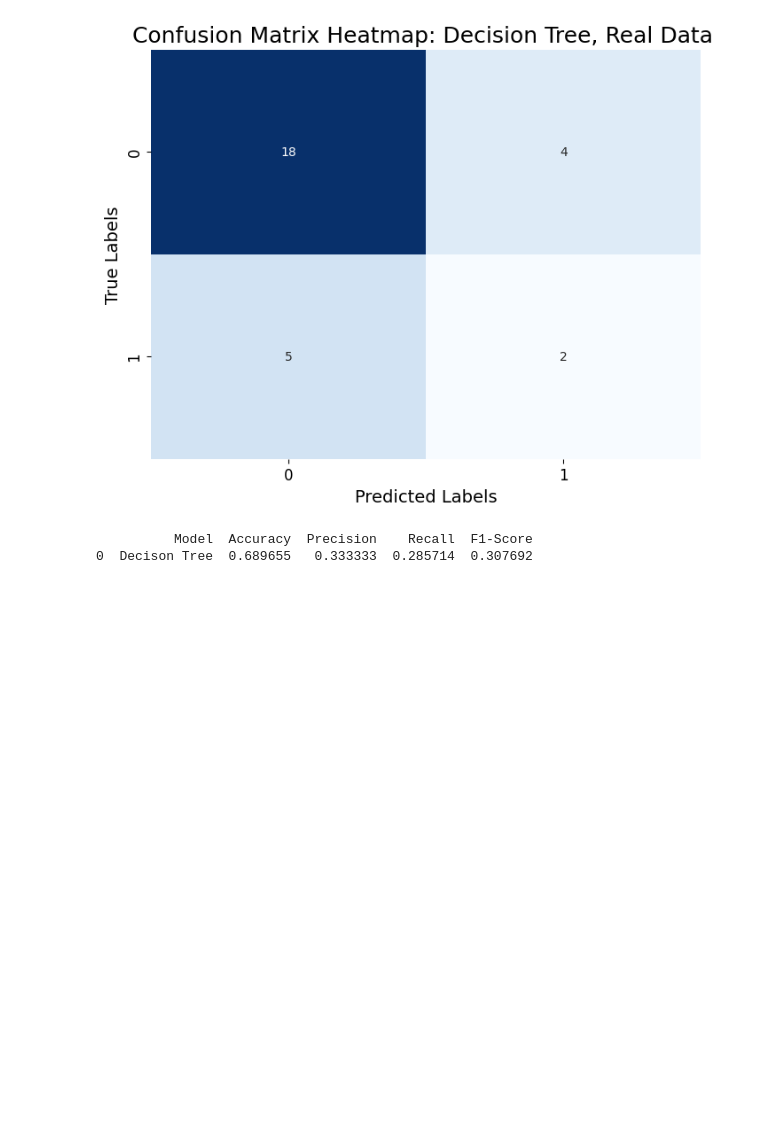
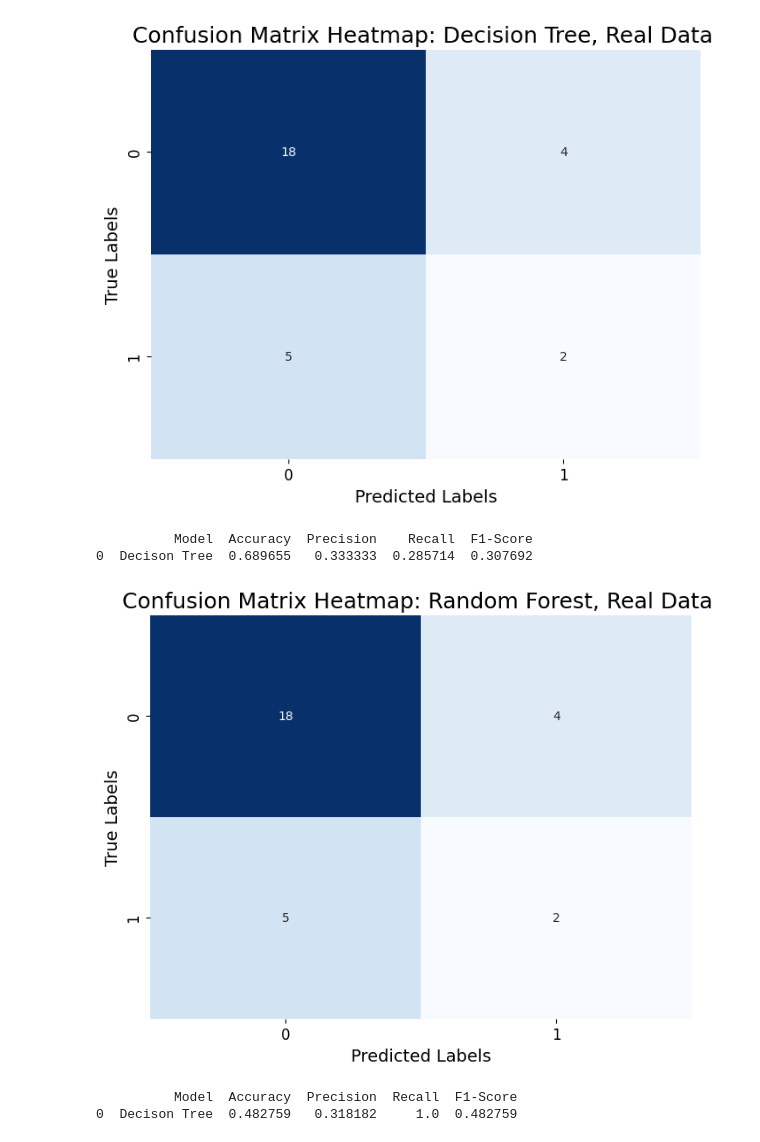
Before and after one commit to HardyUnine/ML_Project, a Jupyter notebook: model.ipynb, the cells around one changed output. Saved outputs shown, nothing was run; the diff lists cells and outputs as text; code cells hidden in the pictures; blank space fills up the shorter version.

Commit message:
model tweak

```diff
--- a/model.ipynb
+++ b/model.ipynb
@@ -323,0 +320,28 @@ print(dt_real_results)
+# %%
+conf_matrix_real = confusion_matrix(y_real, y_pred_real)
+plt.figure(figsize = (8,6))
+sns.heatmap(conf_matrix_real, annot=True, fmt='g', cmap='Blues', cbar=False)
+
+plt.title("Confusion Matrix Heatmap: Random Forest, Real Data ", fontsize=18)
+plt.xlabel("Predicted Labels", fontsize=14)
+plt.ylabel("True Labels", fontsize=14)
+
+plt.xticks(fontsize=12)
+plt.yticks(fontsize=12)
+plt.show()
+# %% [output]
+[figure, added]
+# %%
+real_results = {
+    "Model": ["Decison Tree"],
+    "Accuracy": [accuracy_real],
+    "Precision": [precision_real],
+    "Recall": [recall_real],
+    "F1-Score": [f1_real],
+}
+
+dt_real_results = pd.DataFrame(real_results)
+print(dt_real_results)
+# %% [output]
+          Model  Accuracy  Precision  Recall  F1-Score
+0  Decison Tree  0.482759   0.318182     1.0  0.482759
```
Also changed, not shown: parts of 10 cells of this notebook.
